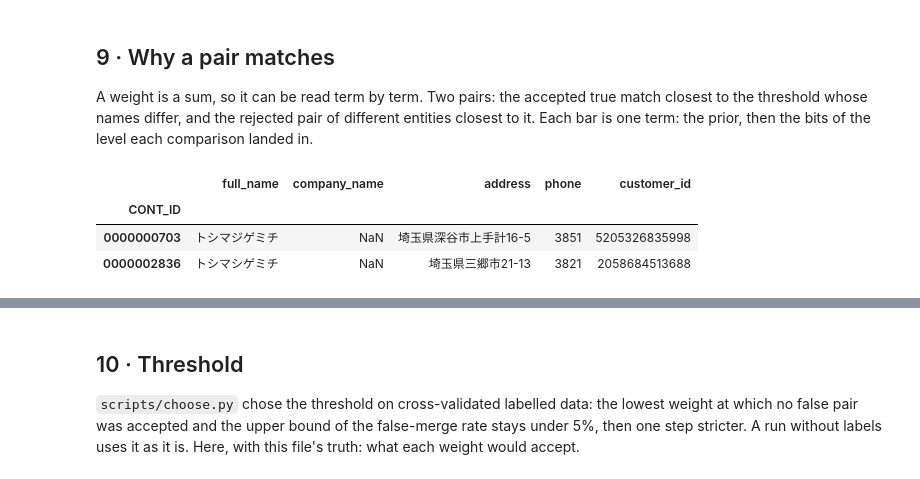
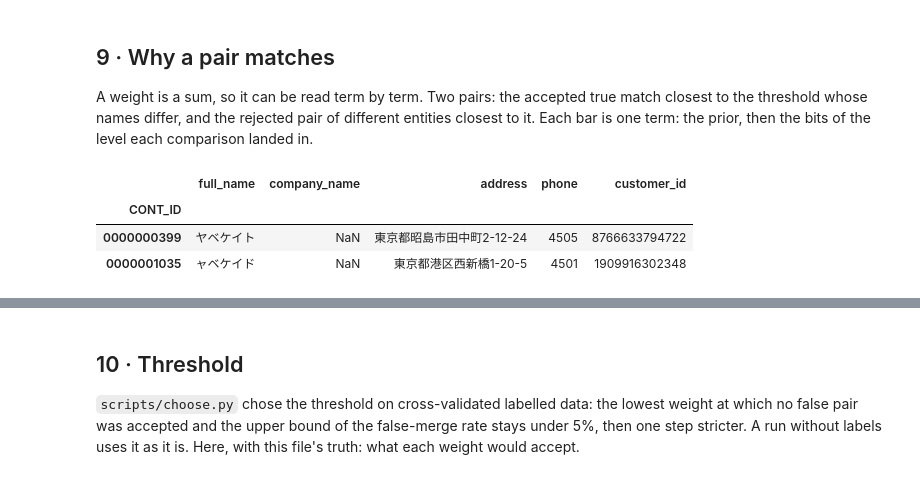
Before and after one commit to mvsbm/entity_matching, a Jupyter notebook: notebooks/demo.ipynb, the cells around one changed output, grey strips where cells are left out. Saved outputs shown, nothing was run; the diff lists cells and outputs as text; code cells hidden in the pictures.

```diff
--- a/notebooks/demo.ipynb
+++ b/notebooks/demo.ipynb
@@ -451,8 +451,8 @@ left, right = std.loc[scores[L], show].set_index(scores.index), std.loc[scores[R
 both_filled = (left[filled].notna() & right[filled].notna()).all(axis=1)
 differs = (left[filled[0]] != right[filled[0]]).fillna(False)
 accepted = w >= threshold
-picked = {"Accepted: a true match with a typo": scores[accepted & scores["same"] & both_filled & differs].nsmallest(1, "match_weight"),
-          "Rejected: different entities": scores[~accepted & ~scores["same"]].nlargest(1, "match_weight")}
+picked = {"Accepted: a true match with a typo": scores[accepted & scores["same"] & both_filled & differs].sort_values(["match_weight", L, R]).head(1),
+          "Rejected: different entities": scores[~accepted & ~scores["same"]].sort_values(["match_weight", L, R], ascending=[False, True, True]).head(1)}
 
 fig, axes = plt.subplots(1, 2, figsize=(10, 3.6), sharey=True)
 ends = []
@@ -462,21 +462,21 @@ for ax, (title, pair) in zip(axes, picked.items()):
     bits = waterfall(run.scoring, {c.name: row[f"gamma_{c.name}"] for c in run.pipeline.fs.model.comparisons}, run.n)
     end = bits["bits"].cumsum().to_numpy()
     start = np.concatenate([[0], end[:-1]])
     ends += [*start, *end]
     ax.bar(bits["evidence"], bits["bits"], bottom=start, width=0.6, color=np.where(bits["bits"] >= 0, BLUE, RED))
     ax.plot(len(bits) - 0.5, end[-1], marker="o", markersize=7, color=INK, clip_on=False)
     ax.axhline(threshold, color=INK2, linewidth=1)
     ax.text(-0.4, threshold, f"threshold {threshold:g}", va="bottom", color=INK2)
     ax.axhline(0, color=AXIS, linewidth=0.8)
     ax.set(title=f"{title}: {row['match_weight']:.1f} bits")
     ax.grid(axis="x", visible=False)
 axes[0].set(ylabel="running total (bits)", ylim=(min(ends) - 2, max(ends + [threshold]) + 2))
 finish(fig)
 # %% [output]
 |  | full_name | company_name | address | phone | customer_id |
 | CONT_ID |  |  |  |  |  |
-| 0000000703 | トシマジゲミチ | NaN | 埼玉県深谷市上手計16-5 | 3851 | 5205326835998 |
-| 0000002836 | トシマシゲミチ | NaN | 埼玉県三郷市21-13 | 3821 | 2058684513688 |
+| 0000000399 | ヤベケイト | NaN | 東京都昭島市田中町2-12-24 | 4505 | 8766633794722 |
+| 0000001035 | ャベケイド | NaN | 東京都港区西新橋1-20-5 | 4501 | 1909916302348 |
 |  | full_name | company_name | address | phone | customer_id |
 | CONT_ID |  |  |  |  |  |
 | 0000001923 | サンガジシリナオキ | NaN | 茨城県常総市水海道天満町10-8 | 4162 | 1305064375017 |
```
Also changed, not shown: parts of 6 cells of this notebook, 5 other files.
